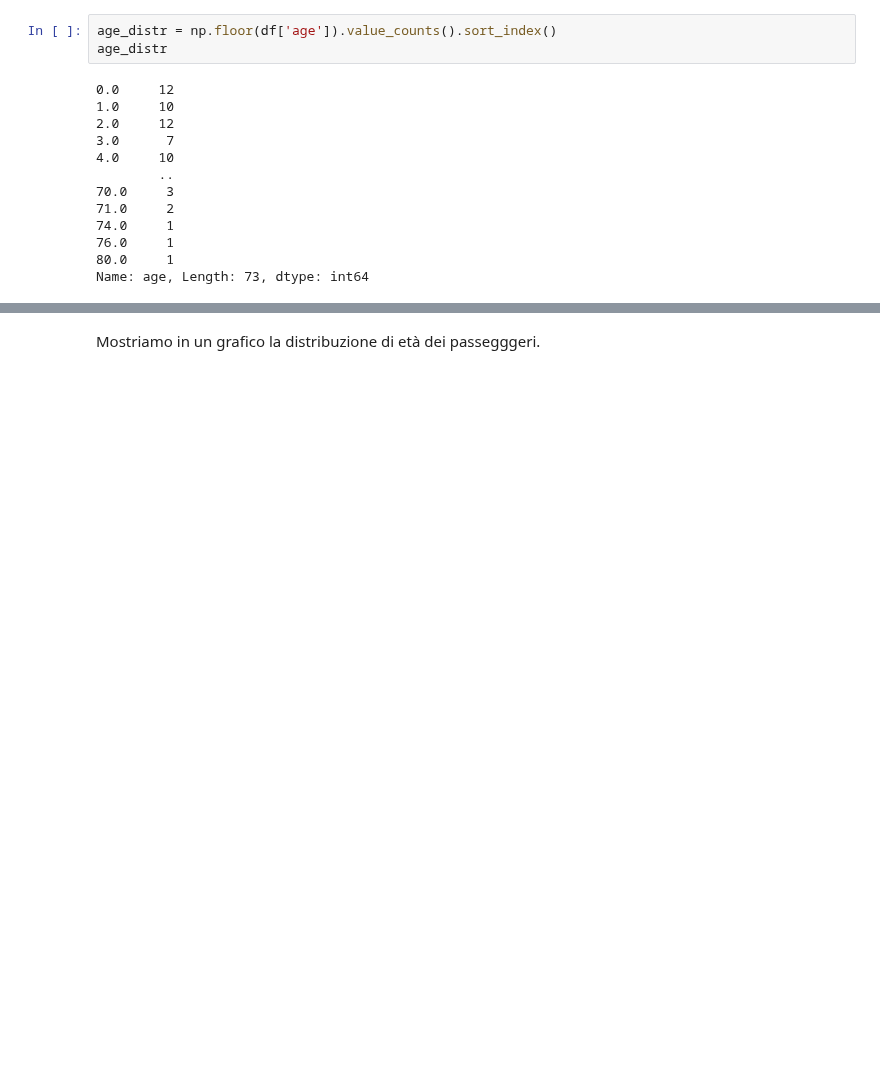
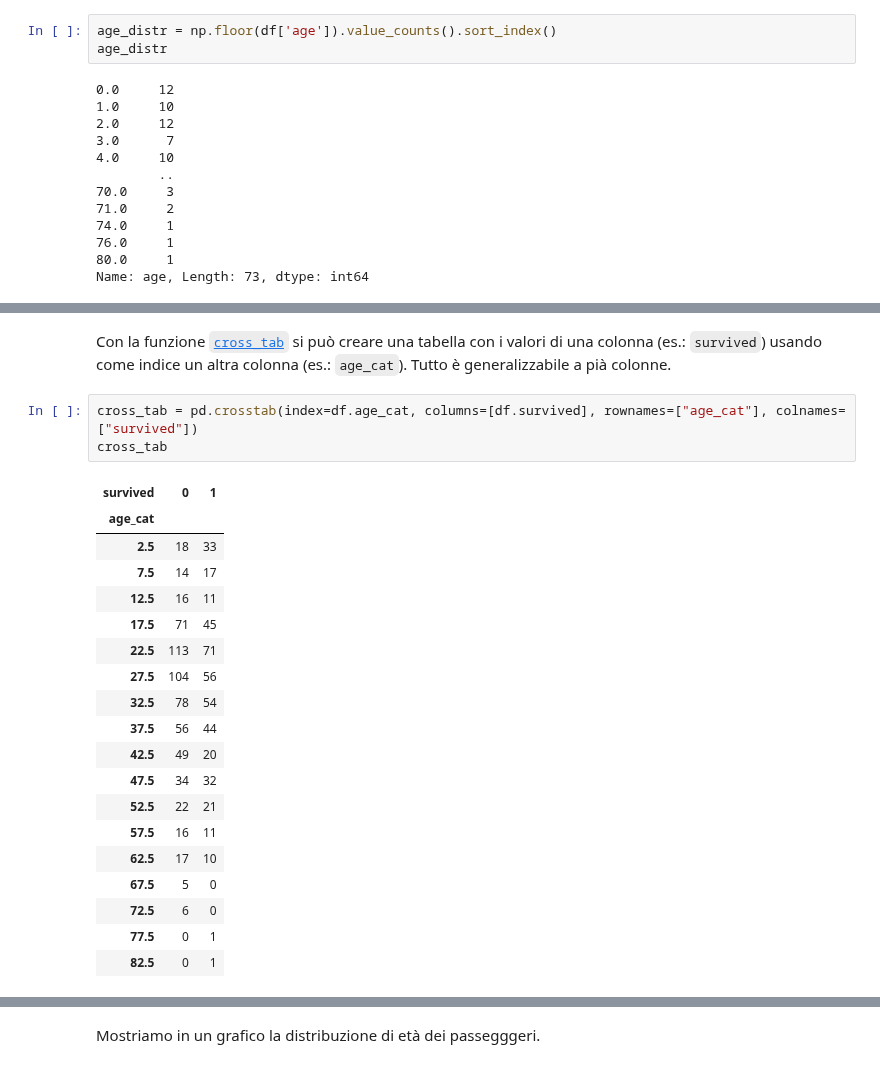
Before and after one commit to lucalista/analisi-dati-2021, a Jupyter notebook: 03.01.01__Titanic.ipynb, the cells around one changed output, grey strips where cells are left out. Saved outputs shown, nothing was run; the diff lists cells and outputs as text; blank space fills up the shorter version.

````diff
--- a/03.01.01__Titanic.ipynb
+++ b/03.01.01__Titanic.ipynb
@@ -160,0 +184,25 @@ Name: age, Length: 73, dtype: int64
+# %% [markdown]
+Con la funzione [```cross_tab```](https://pandas.pydata.org/docs/reference/api/pandas.crosstab.html) si può creare una tabella con i valori di una colonna (es.: ```survived```) usando come indice un altra colonna (es.: ```age_cat```). Tutto è generalizzabile a pià colonne.
+# %%
+cross_tab = pd.crosstab(index=df.age_cat, columns=[df.survived], rownames=["age_cat"], colnames=["survived"])
+cross_tab
+# %% [output]
+| survived | 0 | 1 |
+| age_cat |  |  |
+| 2.5 | 18 | 33 |
+| 7.5 | 14 | 17 |
+| 12.5 | 16 | 11 |
+| 17.5 | 71 | 45 |
+| 22.5 | 113 | 71 |
+| 27.5 | 104 | 56 |
+| 32.5 | 78 | 54 |
+| 37.5 | 56 | 44 |
+| 42.5 | 49 | 20 |
+| 47.5 | 34 | 32 |
+| 52.5 | 22 | 21 |
+| 57.5 | 16 | 11 |
+| 62.5 | 17 | 10 |
+| 67.5 | 5 | 0 |
+| 72.5 | 6 | 0 |
+| 77.5 | 0 | 1 |
+| 82.5 | 0 | 1 |
````
Also changed, not shown: parts of 2 cells of this notebook, 3 other files.
